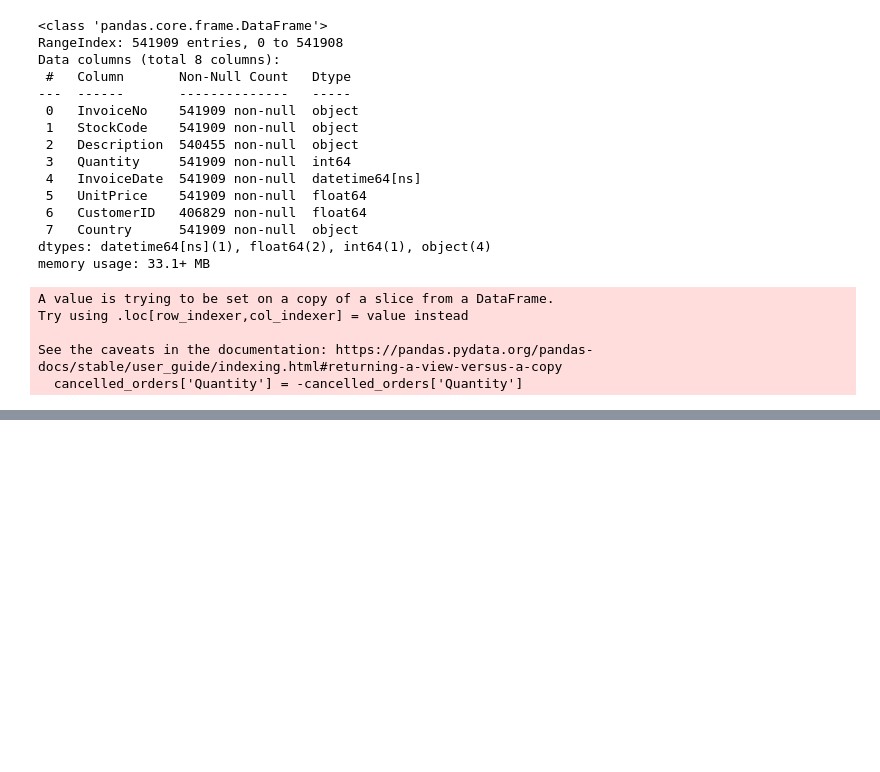
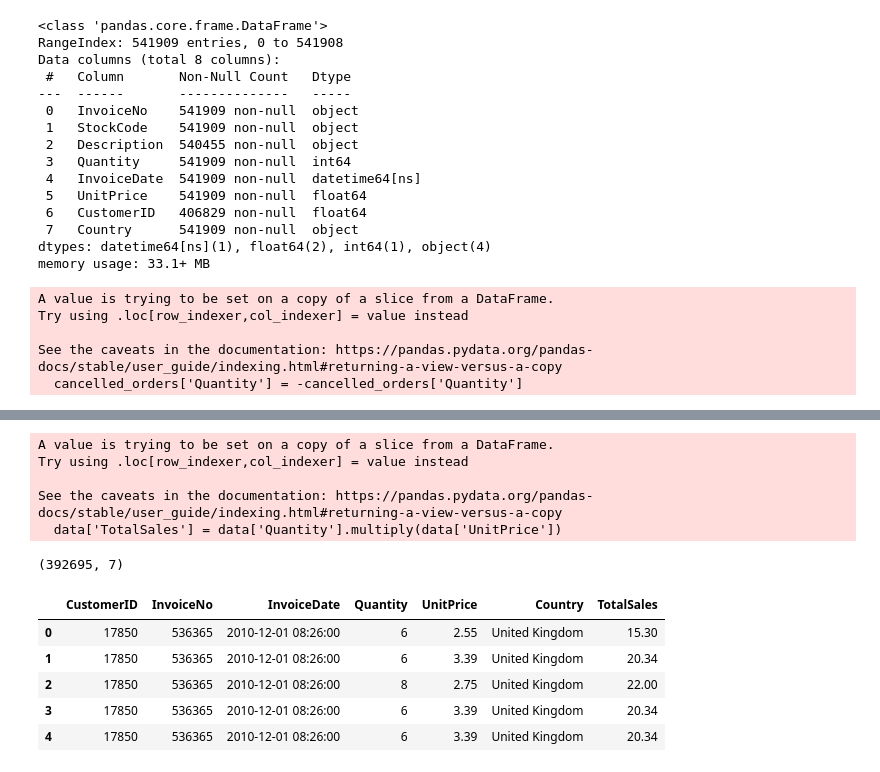
Before and after one commit to AJ-Horch/customer_lifetime_value_prediction, a Jupyter notebook: Customer_Lifetime_Value_Prediciton.ipynb, the cells around one changed output, grey strips where cells are left out. Cells and saved outputs as stored; diff of their text form; code cells hidden in the pictures; blank space fills up the shorter version.

```diff
--- a/Customer_Lifetime_Value_Prediciton.ipynb
+++ b/Customer_Lifetime_Value_Prediciton.ipynb
@@ -161,0 +158,24 @@ data_raw.head()
+# %%
+# Selecting relevant features and calculating total sales
+features = ['CustomerID', 'InvoiceNo', 'InvoiceDate', 'Quantity', 'UnitPrice', 'Country']
+data = data_raw[features]
+data['TotalSales'] = data['Quantity'].multiply(data['UnitPrice'])
+
+# Removing transactions with missing customer IDs - they dont contribute to individual customer behaviour
+data = data[data['CustomerID'].notna()]
+data['CustomerID'] = data['CustomerID'].astype(int).astype(str)
+print(data.shape)
+data.head()
+# %% [output]
+A value is trying to be set on a copy of a slice from a DataFrame.
+Try using .loc[row_indexer,col_indexer] = value instead
+
+See the caveats in the documentation: https://pandas.pydata.org/pandas-docs/stable/user_guide/indexing.html#returning-a-view-versus-a-copy
+  data['TotalSales'] = data['Quantity'].multiply(data['UnitPrice'])
+(392695, 7)
+|  | CustomerID | InvoiceNo | InvoiceDate | Quantity | UnitPrice | Country | TotalSales |
+| 0 | 17850 | 536365 | 2010-12-01 08:26:00 | 6 | 2.55 | United Kingdom | 15.30 |
+| 1 | 17850 | 536365 | 2010-12-01 08:26:00 | 6 | 3.39 | United Kingdom | 20.34 |
+| 2 | 17850 | 536365 | 2010-12-01 08:26:00 | 8 | 2.75 | United Kingdom | 22.00 |
+| 3 | 17850 | 536365 | 2010-12-01 08:26:00 | 6 | 3.39 | United Kingdom | 20.34 |
+| 4 | 17850 | 536365 | 2010-12-01 08:26:00 | 6 | 3.39 | United Kingdom | 20.34 |
```
Also changed, not shown: parts of 6 cells of this notebook.
